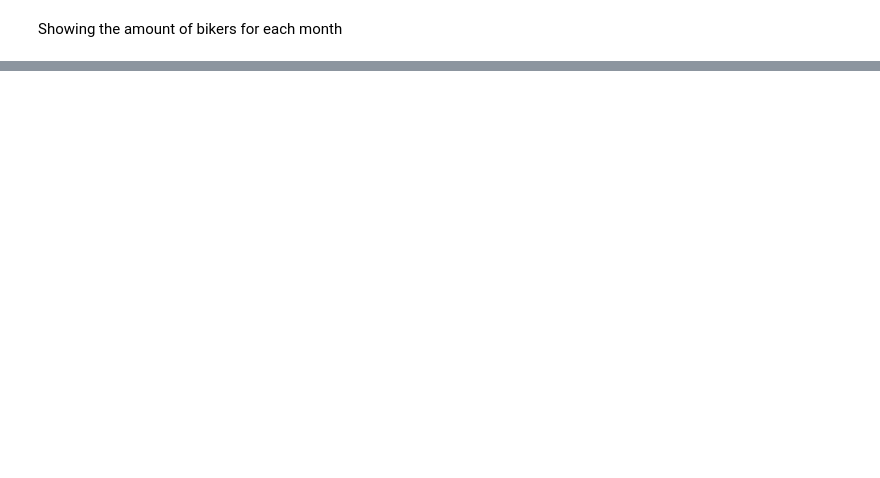
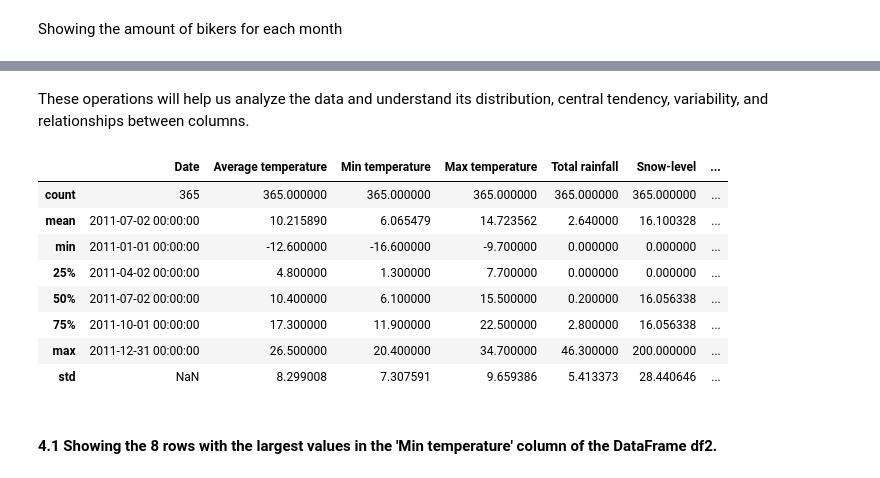
Before and after one commit to Amir-Hussein-OTH/amir-made-2024, a Jupyter notebook: project/data-exploration.ipynb, the cells around one changed output, grey strips where cells are left out. Drawn from its saved outputs; the diff is of its cells as text; code cells hidden in the pictures; blank space fills up the shorter version.

```diff
--- a/project/data-exploration.ipynb
+++ b/project/data-exploration.ipynb
@@ -251,0 +220,16 @@ Name: Total, dtype: float64
+# %% [markdown]
+These operations will help us analyze the data and understand its distribution, central tendency, variability, and relationships between columns.
+# %%
+df2.describe()
+# %% [output]
+|  | Date | Average temperature | Min temperature | Max temperature | Total rainfall | Snow-level | ... |
+| count | 365 | 365.000000 | 365.000000 | 365.000000 | 365.000000 | 365.000000 | ... |
+| mean | 2011-07-02 00:00:00 | 10.215890 | 6.065479 | 14.723562 | 2.640000 | 16.100328 | ... |
+| min | 2011-01-01 00:00:00 | -12.600000 | -16.600000 | -9.700000 | 0.000000 | 0.000000 | ... |
+| 25% | 2011-04-02 00:00:00 | 4.800000 | 1.300000 | 7.700000 | 0.000000 | 0.000000 | ... |
+| 50% | 2011-07-02 00:00:00 | 10.400000 | 6.100000 | 15.500000 | 0.200000 | 16.056338 | ... |
+| 75% | 2011-10-01 00:00:00 | 17.300000 | 11.900000 | 22.500000 | 2.800000 | 16.056338 | ... |
+| max | 2011-12-31 00:00:00 | 26.500000 | 20.400000 | 34.700000 | 46.300000 | 200.000000 | ... |
+| std | NaN | 8.299008 | 7.307591 | 9.659386 | 5.413373 | 28.440646 | ... |
+# %% [markdown]
+#### 4.1 Showing the 8 rows with the largest values in the 'Min temperature' column of the DataFrame df2.
```
Also changed, not shown: parts of 49 cells of this notebook.
